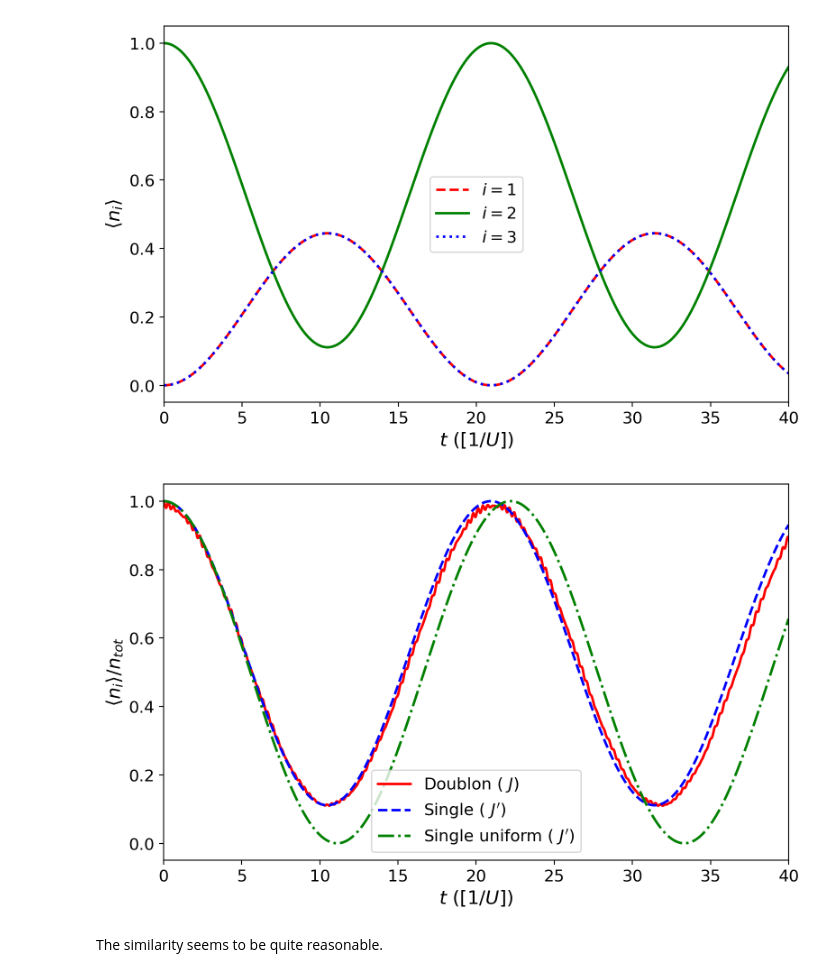
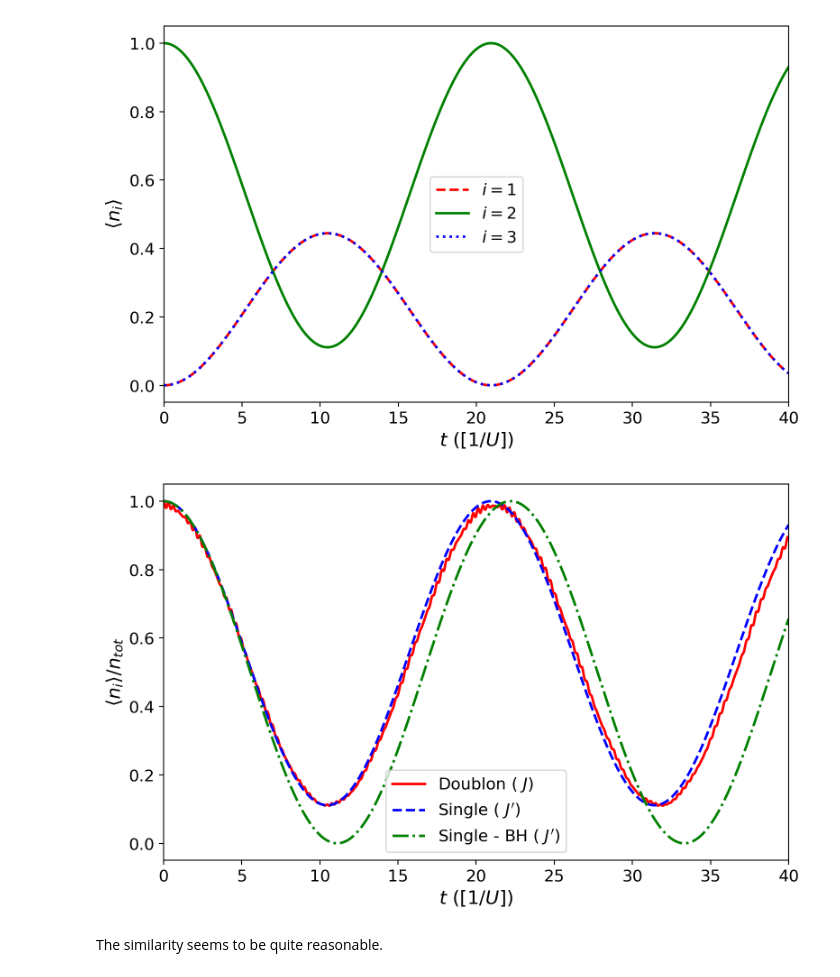
Before and after one commit to FrancoAquistapace/Two_particle_dynamics, a Jupyter notebook: project_notebook.ipynb, the cells around one changed output. Saved outputs shown, nothing was run; the diff lists cells and outputs as text; code cells hidden in the pictures.

```diff
--- a/project_notebook.ipynb
+++ b/project_notebook.ipynb
@@ -832,35 +832,35 @@ init_state_bhs = np.array([0.,1.,0.])
 # Get the system evolution
 psi_t_bhs = evolve_indep(H_bhs, init_state_bhs, dt, n_steps)
 # Get mean occupancy for the i=2 site
 mean_n_2_bhs = np.square(np.abs(psi_t_bhs[1,:]))
 
 # Plot figure
 FONTSIZE = 15
 fig, ax = plt.subplots(nrows=1, ncols=1,
                        figsize=(8, 5), dpi=200)
 for i, n in enumerate([mean_n_2, mean_n_2_prime, mean_n_2_bhs]):
     if i == 0:
         label = r'Doublon ( $J$)'
         ls='-'
         c='r'
     elif i == 1:
         label = r'Single ( $J^\prime$)'
         ls='--'
         c='b'
     else:
-        label = r'Single uniform ( $J^\prime$)'
+        label = r'Single - BH ( $J^\prime$)'
         ls='-.'
         c='g'
     plt.plot(t_vals, n/n.max(), label=label, c=c, lw=2, ls=ls)
 ax.set_xlim(left=t_vals.min(),right=t_vals.max())
 ax.tick_params(labelsize=FONTSIZE-2)
 plt.legend(fontsize=FONTSIZE-2)
 plt.xlabel(r'$t$ ($[1/U]$)', fontsize=FONTSIZE)
 plt.ylabel(r'$\langle n_i\rangle / n_{tot}$', fontsize=FONTSIZE)
 plt.tight_layout()
 plt.savefig('n_2_avg_J_vs_J_prime.png', dpi=200);
 # %% [output]
-[figure, old version]
+[figure, new version]
 # %% [markdown]
 The similarity seems to be quite reasonable.
 # %% [markdown]
```
Also changed, not shown: parts of 7 cells of this notebook, 4 other files.
